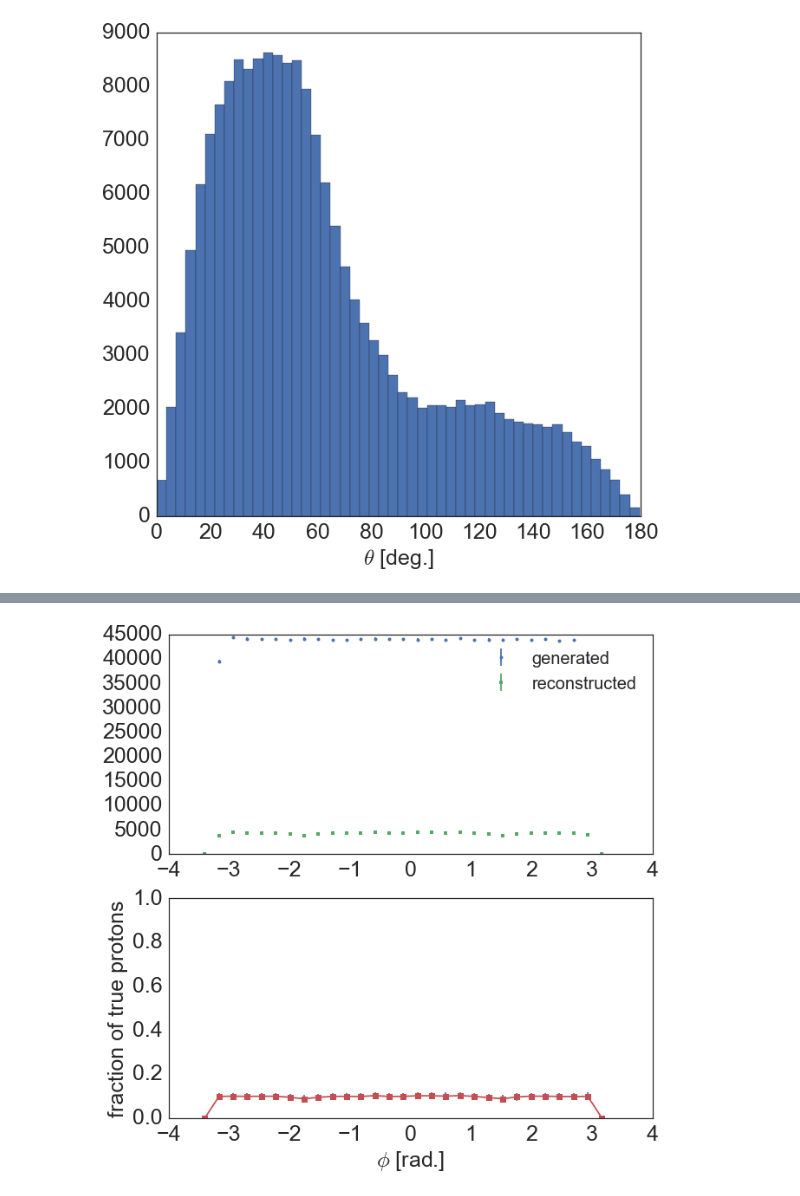
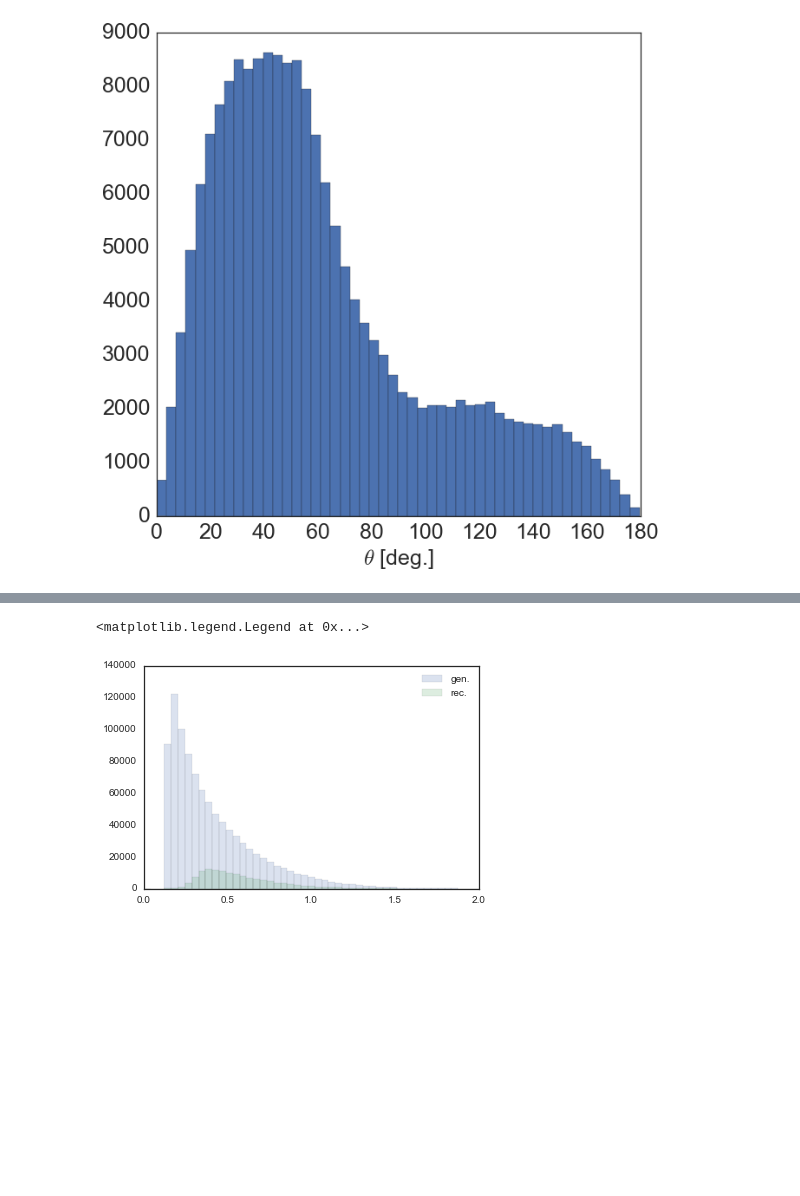
Before and after one commit to erezcoh4/AnalysisTreesInformation, a Jupyter notebook: AnaTreesPackage/notebooks/MC_BNB_anatrees_plots.ipynb, the cells around one changed output, grey strips where cells are left out. Saved outputs shown, nothing was run; the diff lists cells and outputs as text; code cells hidden in the pictures; blank space fills up the shorter version.

```diff
--- a/AnaTreesPackage/notebooks/MC_BNB_anatrees_plots.ipynb
+++ b/AnaTreesPackage/notebooks/MC_BNB_anatrees_plots.ipynb
@@ -129,4 +197,7 @@ acceptace_1d( var='theta', x_label='$\\theta$ [rad.]', bins=np.linspace(0.01,3.4
-# %%
-acceptace_1d( var='phi', x_label='$\\phi$ [rad.]', bins=np.linspace(-3.4,3.4,30),legend_loc='upper right' )
-# %% [output]
-[figure, removed]
+# %%
+plt.hist(MCBNB_gen_protons.P,bins=np.linspace(0,2,50),alpha=0.2,label='gen.');
+plt.hist(MCBNB_rec_protons.truth_P,bins=np.linspace(0,2,50),alpha=0.2,label='rec.');
+plt.legend()
+# %% [output]
+<matplotlib.legend.Legend at 0x...>
+[figure, added]
```
Also changed, not shown: parts of 14 cells of this notebook, 1 other file.
